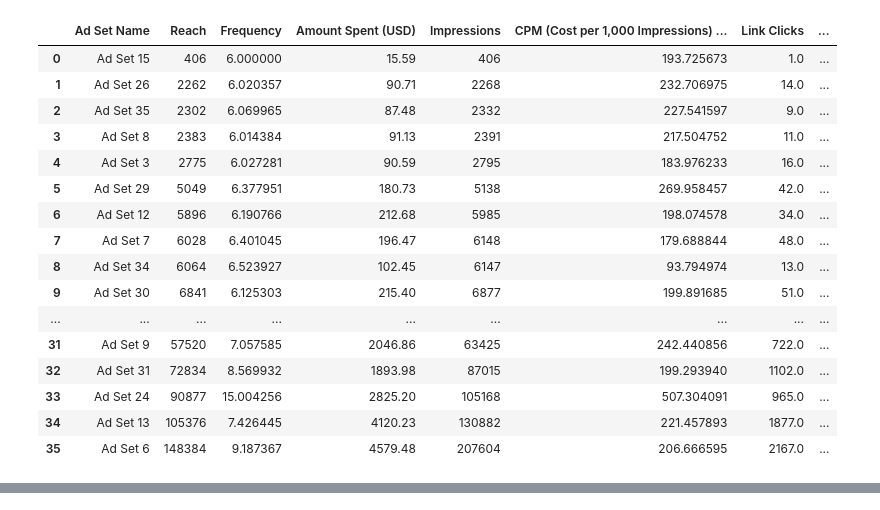
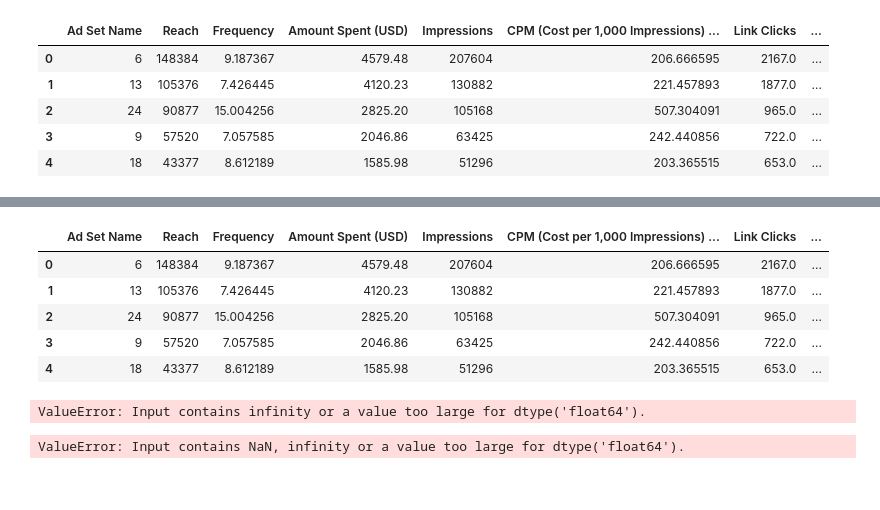
Before and after one commit to Lidetsal/Facebook-Ad-Project, a Jupyter notebook: EDA.ipynb, the cells around one changed output, grey strips where cells are left out. Cells and saved outputs as stored; diff of their text form; code cells hidden in the pictures.

```diff
--- a/EDA.ipynb
+++ b/EDA.ipynb
@@ -1,23 +1,15 @@
 # %%
 %store -r grouped
-# %%
-grouped
-# %% [output]
-|  | Ad Set Name | Reach | Frequency | Amount Spent (USD) | Impressions | CPM (Cost per 1,000 Impressions) ... | Link Clicks | ... |
-| 0 | Ad Set 15 | 406 | 6.000000 | 15.59 | 406 | 193.725673 | 1.0 | ... |
-| 1 | Ad Set 26 | 2262 | 6.020357 | 90.71 | 2268 | 232.706975 | 14.0 | ... |
-| 2 | Ad Set 35 | 2302 | 6.069965 | 87.48 | 2332 | 227.541597 | 9.0 | ... |
-| 3 | Ad Set 8 | 2383 | 6.014384 | 91.13 | 2391 | 217.504752 | 11.0 | ... |
-| 4 | Ad Set 3 | 2775 | 6.027281 | 90.59 | 2795 | 183.976233 | 16.0 | ... |
-| 5 | Ad Set 29 | 5049 | 6.377951 | 180.73 | 5138 | 269.958457 | 42.0 | ... |
-| 6 | Ad Set 12 | 5896 | 6.190766 | 212.68 | 5985 | 198.074578 | 34.0 | ... |
-| 7 | Ad Set 7 | 6028 | 6.401045 | 196.47 | 6148 | 179.688844 | 48.0 | ... |
-| 8 | Ad Set 34 | 6064 | 6.523927 | 102.45 | 6147 | 93.794974 | 13.0 | ... |
-| 9 | Ad Set 30 | 6841 | 6.125303 | 215.40 | 6877 | 199.891685 | 51.0 | ... |
-| ... | ... | ... | ... | ... | ... | ... | ... | ... |
-| 31 | Ad Set 9 | 57520 | 7.057585 | 2046.86 | 63425 | 242.440856 | 722.0 | ... |
-| 32 | Ad Set 31 | 72834 | 8.569932 | 1893.98 | 87015 | 199.293940 | 1102.0 | ... |
-| 33 | Ad Set 24 | 90877 | 15.004256 | 2825.20 | 105168 | 507.304091 | 965.0 | ... |
-| 34 | Ad Set 13 | 105376 | 7.426445 | 4120.23 | 130882 | 221.457893 | 1877.0 | ... |
-| 35 | Ad Set 6 | 148384 | 9.187367 | 4579.48 | 207604 | 206.666595 | 2167.0 | ... |
+# %%
+grouped = grouped.sort_values(by = 'Website Registrations Completed', ascending=False)
+grouped = grouped.reset_index(drop='first')
+
+grouped.head()
+# %% [output]
+|  | Ad Set Name | Reach | Frequency | Amount Spent (USD) | Impressions | CPM (Cost per 1,000 Impressions) ... | Link Clicks | ... |
+| 0 | 6 | 148384 | 9.187367 | 4579.48 | 207604 | 206.666595 | 2167.0 | ... |
+| 1 | 13 | 105376 | 7.426445 | 4120.23 | 130882 | 221.457893 | 1877.0 | ... |
+| 2 | 24 | 90877 | 15.004256 | 2825.20 | 105168 | 507.304091 | 965.0 | ... |
+| 3 | 9 | 57520 | 7.057585 | 2046.86 | 63425 | 242.440856 | 722.0 | ... |
+| 4 | 18 | 43377 | 8.612189 | 1585.98 | 51296 | 203.365515 | 653.0 | ... |
 # %%
@@ -33,0 +32,21 @@ fig.show()
+# %%
+X.head()
+# %% [output]
+|  | Ad Set Name | Reach | Frequency | Amount Spent (USD) | Impressions | CPM (Cost per 1,000 Impressions) ... | Link Clicks | ... |
+| 0 | 6 | 148384 | 9.187367 | 4579.48 | 207604 | 206.666595 | 2167.0 | ... |
+| 1 | 13 | 105376 | 7.426445 | 4120.23 | 130882 | 221.457893 | 1877.0 | ... |
+| 2 | 24 | 90877 | 15.004256 | 2825.20 | 105168 | 507.304091 | 965.0 | ... |
+| 3 | 9 | 57520 | 7.057585 | 2046.86 | 63425 | 242.440856 | 722.0 | ... |
+| 4 | 18 | 43377 | 8.612189 | 1585.98 | 51296 | 203.365515 | 653.0 | ... |
+# %%
+scaler = MinMaxScaler()
+scaled = scaler.fit_transform(X)
+
+scaled.reset_index()
+# %% [output]
+ValueError: Input contains infinity or a value too large for dtype('float64').
+# %%
+lm = linear_model.LinearRegression()
+model = lm.fit(X,y)
+# %% [output]
+ValueError: Input contains NaN, infinity or a value too large for dtype('float64').
```
Also changed, not shown: parts of 3 cells of this notebook, 1 other file.
